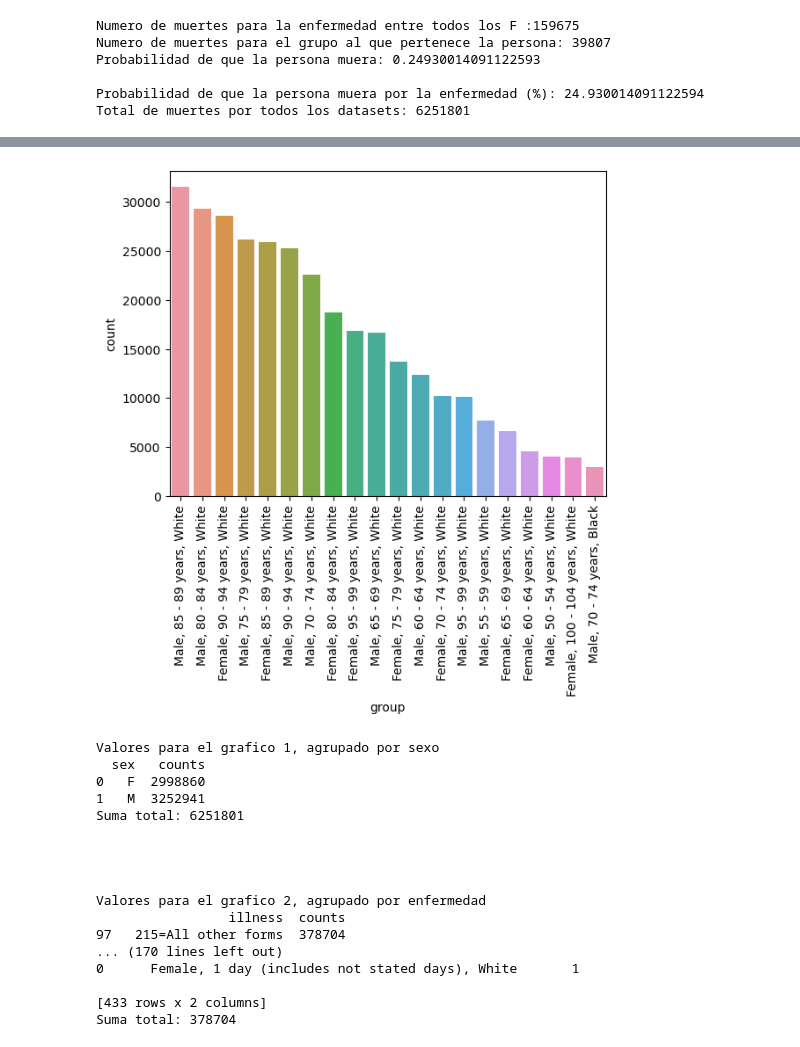
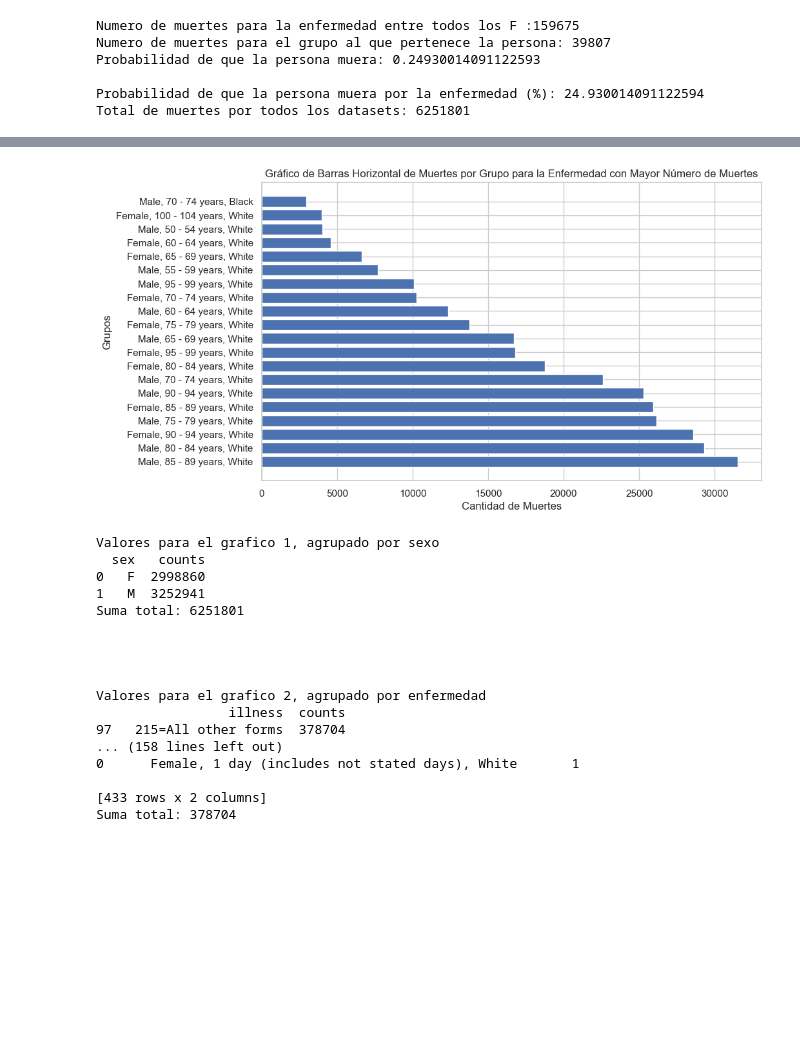
Before and after one commit to blackbrs/diplomado, a Jupyter notebook: Proyecto/Proyecto.ipynb, the cells around one changed output, grey strips where cells are left out. Cells and saved outputs as stored; diff of their text form; code cells hidden in the pictures; blank space fills up the shorter version.

```diff
--- a/Proyecto/Proyecto.ipynb
+++ b/Proyecto/Proyecto.ipynb
@@ -513,39 +530,42 @@ plt.show()
 # los grupos que representan la mayor cantidad de muertes
 carpeta_inicial = RUTA_DATASET_LIMPIADO
 carpeta_diccionario = RUTA_RECODE_DATASER
 anios_estudio = [2019, 2020]
 enfermedad_estudiada = 215
 
 archivo_diccionario = open(carpeta_diccionario + "recode" + str(anios_estudio[0]) + ".json")
 json_diccionario = json.load(archivo_diccionario)
 
 primer_archivo = True
 df_consolidado = ""
 
 for anio_estudio in anios_estudio:
     if (primer_archivo):
         df_consolidado = pd.read_csv(carpeta_inicial + str(anio_estudio) + ".csv")
         primer_archivo = False
     else:
         df_anio = pd.read_csv(carpeta_inicial + str(anio_estudio) + ".csv")
         df_consolidado = pd.concat([df_consolidado, df_anio], axis=0, ignore_index=True)
 
 df_enfermedad_seleccionada = df_consolidado[df_consolidado["ucr358"] == enfermedad_estudiada]
 df_enfermedad_seleccionada["group"] = df_enfermedad_seleccionada.apply(lambda row:
                        json_diccionario["Sex"][str(row["sex"])] + ", "
                        + json_diccionario["age_recode_52"][str(row["ager52"])] + ", "
                        + json_diccionario["race"][str(row["race"]).zfill(2)]
                        , axis=1)
 
 
-order = df_enfermedad_seleccionada["group"].value_counts().index
-countplot = sns.countplot(df_enfermedad_seleccionada, x="group", order=order[:20])
-countplot.tick_params(axis='x', rotation=90)
-#plt.tight_layout()
-df_grafico_8 = df_enfermedad_seleccionada
+conteo_por_grupo = df_enfermedad_seleccionada["group"].value_counts()
+
+# Crear un gráfico de barras horizontal con Matplotlib
+plt.figure(figsize=(10, 6))
+plt.barh(conteo_por_grupo.index[:20], conteo_por_grupo[:20])
+plt.xlabel("Cantidad de Muertes")
+plt.ylabel("Grupos")
+plt.title("Gráfico de Barras Horizontal de Muertes por Grupo para la Enfermedad con Mayor Número de Muertes")
 plt.show()
 # %% [output]
-[figure, old version]
+[figure, new version]
 # %%
 # Verificaciones de los graficos
 
@@ -625,7 +645,7 @@ Suma total: 6251801
 Valores para el grafico 2, agrupado por enfermedad
                  illness  counts
 97   215=All other forms  378704
-... (170 lines left out)
+... (158 lines left out)
 0      Female, 1 day (includes not stated days), White       1
 
 [433 rows x 2 columns]
```
Also changed, not shown: parts of 8 cells of this notebook.
